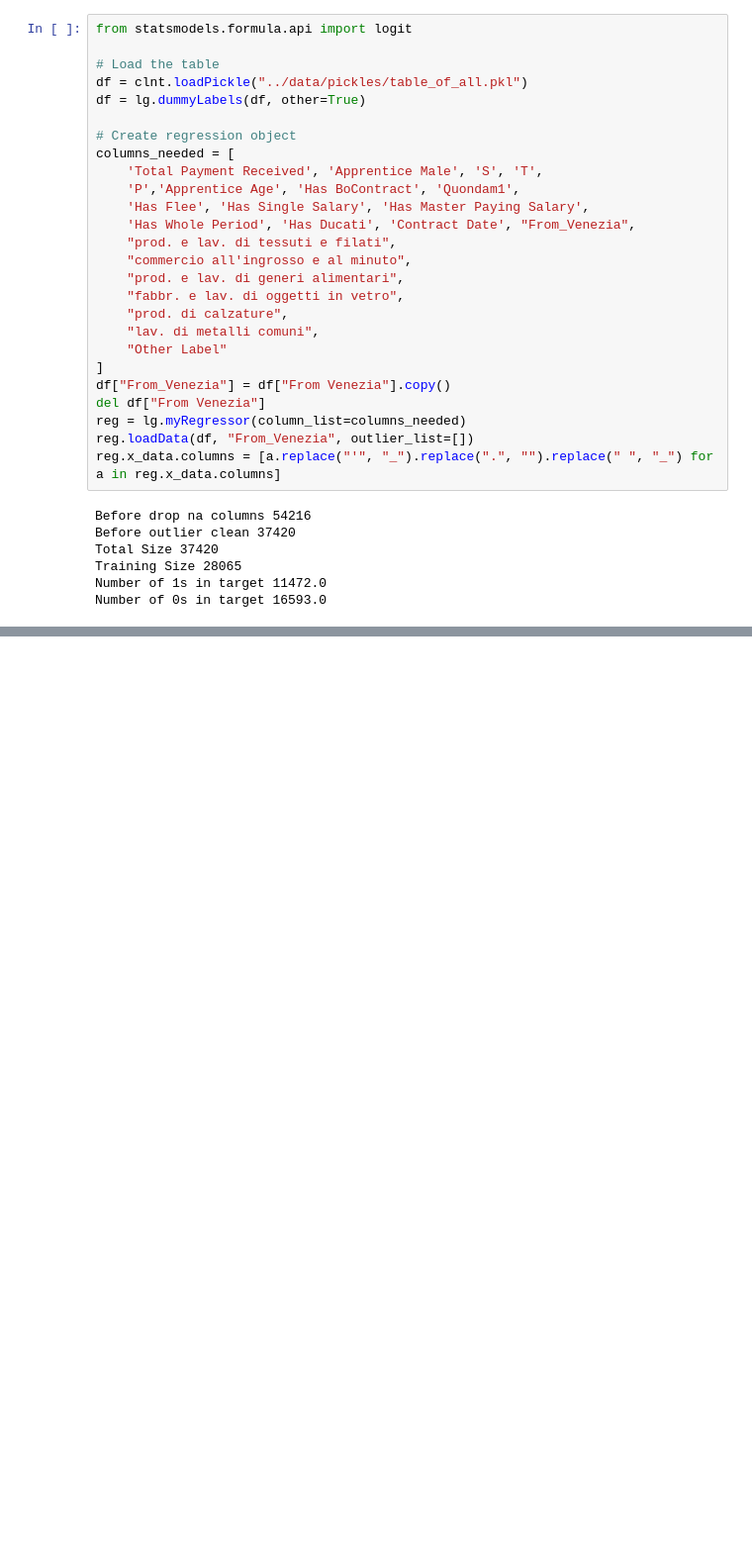
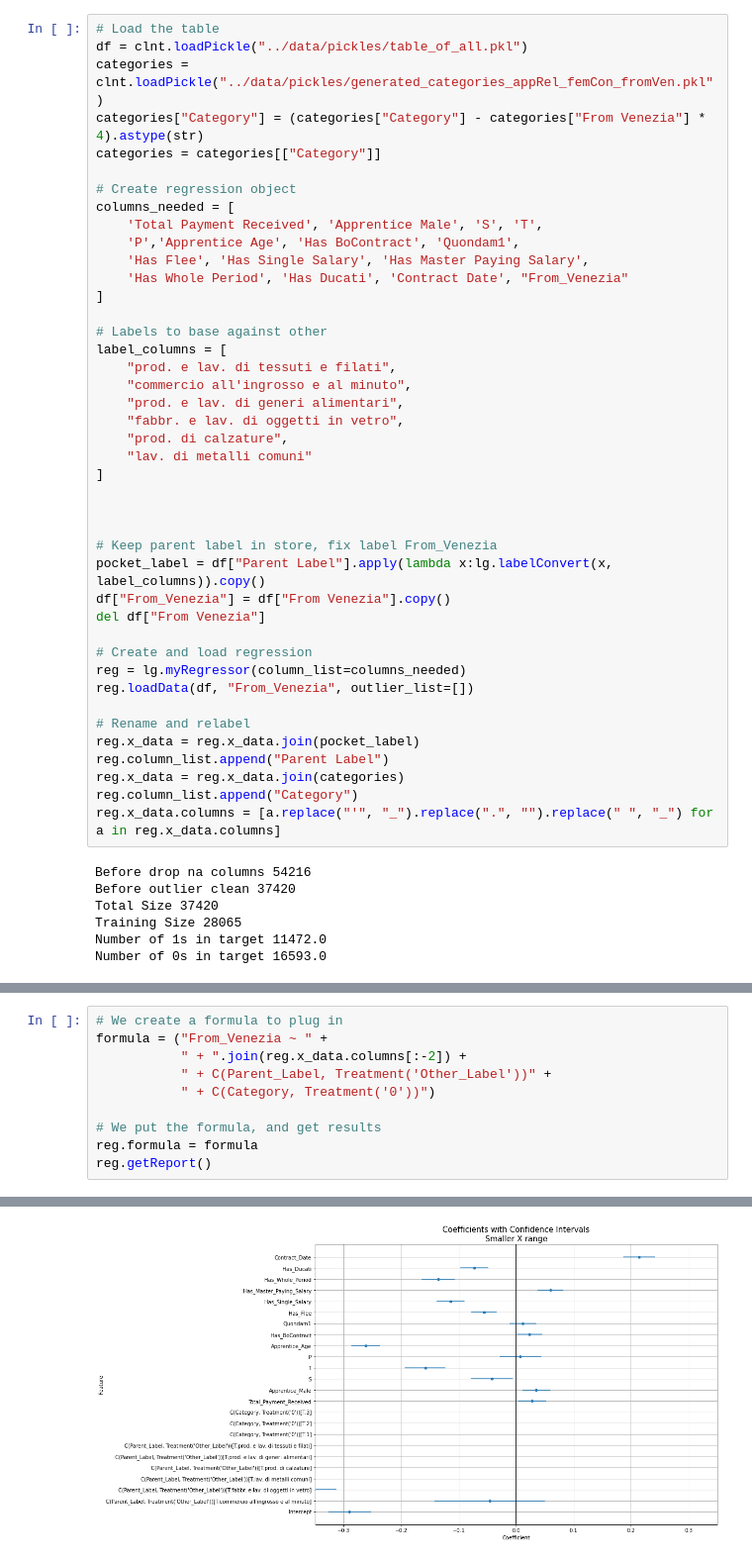
Before and after one commit to AlricRahl/Garzoni-Dataset-Exploration, a Jupyter notebook: src/4. Logistic Regression on being Venetian.ipynb, the cells around one changed output, grey strips where cells are left out. Shown at 99% size. Cells and saved outputs as stored; diff of their text form; blank space fills up the shorter version.

Commit message:
Fixed category in logistic regression, added formulas to regression

```diff
--- a/src/4. Logistic Regression on being Venetian.ipynb
+++ b/src/4. Logistic Regression on being Venetian.ipynb
@@ -248,28 +252,44 @@ Cat 3.                                0.0403      0.003     15.279      0.000
 # %%
-from statsmodels.formula.api import logit
-
 # Load the table
 df = clnt.loadPickle("../data/pickles/table_of_all.pkl")
-df = lg.dummyLabels(df, other=True)
+categories = clnt.loadPickle("../data/pickles/generated_categories_appRel_femCon_fromVen.pkl")
+categories["Category"] = (categories["Category"] - categories["From Venezia"] * 4).astype(str)
+categories = categories[["Category"]]
 
 # Create regression object
 columns_needed = [
     'Total Payment Received', 'Apprentice Male', 'S', 'T',
     'P','Apprentice Age', 'Has BoContract', 'Quondam1',
     'Has Flee', 'Has Single Salary', 'Has Master Paying Salary',
-    'Has Whole Period', 'Has Ducati', 'Contract Date', "From_Venezia",
+    'Has Whole Period', 'Has Ducati', 'Contract Date', "From_Venezia"
+]
+
+# Labels to base against other
+label_columns = [
     "prod. e lav. di tessuti e filati",
     "commercio all'ingrosso e al minuto",
     "prod. e lav. di generi alimentari",
     "fabbr. e lav. di oggetti in vetro",
     "prod. di calzature",
-    "lav. di metalli comuni",
-    "Other Label"
+    "lav. di metalli comuni"
 ]
+
+
+
+# Keep parent label in store, fix label From_Venezia
+pocket_label = df["Parent Label"].apply(lambda x:lg.labelConvert(x, label_columns)).copy()
 df["From_Venezia"] = df["From Venezia"].copy()
 del df["From Venezia"]
+
+# Create and load regression
 reg = lg.myRegressor(column_list=columns_needed)
 reg.loadData(df, "From_Venezia", outlier_list=[])
+
+# Rename and relabel
+reg.x_data = reg.x_data.join(pocket_label)
+reg.column_list.append("Parent Label")
+reg.x_data = reg.x_data.join(categories)
+reg.column_list.append("Category")
 reg.x_data.columns = [a.replace("'", "_").replace(".", "").replace(" ", "_") for a in reg.x_data.columns]
 # %% [output]
 Before drop na columns 54216
@@ -357,0 +301,11 @@ plt.show()
+# %%
+# We create a formula to plug in
+formula = ("From_Venezia ~ " +
+           " + ".join(reg.x_data.columns[:-2]) +
+           " + C(Parent_Label, Treatment('Other_Label'))" +
+           " + C(Category, Treatment('0'))")
+
+# We put the formula, and get results
+reg.formula = formula
+reg.getReport()
+# %% [output]
@@ -357,0 +329 @@ plt.show()
+[figure, added]
```
Also changed, not shown: parts of 9 cells of this notebook, 2 other files.
